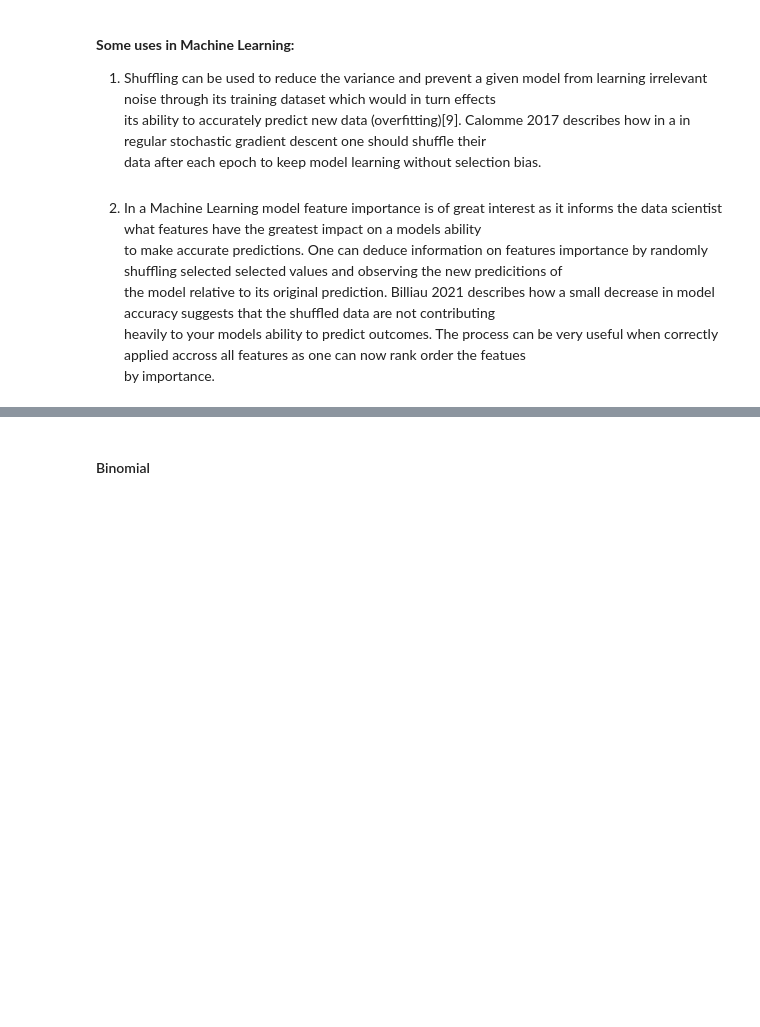
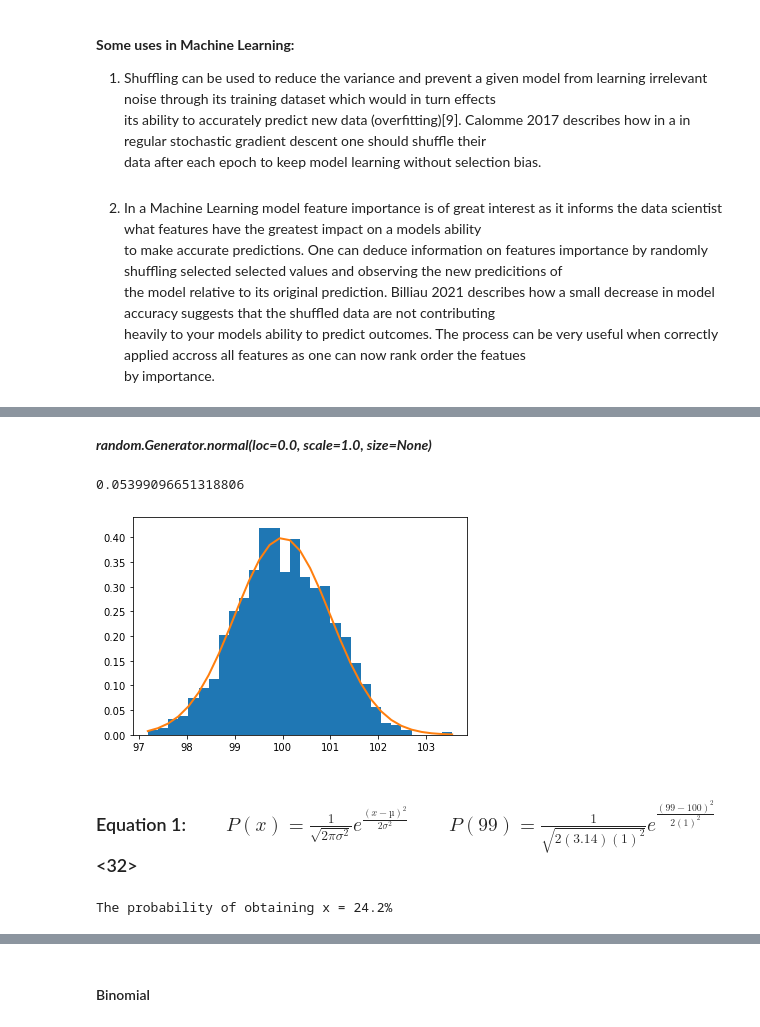
Before and after one commit to CiaranMoran27/playing_with_jupyter, a Jupyter notebook: numpy-random.ipynb, the cells around one changed output, grey strips where cells are left out. Saved outputs shown, nothing was run; the diff lists cells and outputs as text; code cells hidden in the pictures; blank space fills up the shorter version.

```diff
--- a/numpy-random.ipynb
+++ b/numpy-random.ipynb
@@ -275,0 +300,32 @@ plot_hist_twice(s_small, s_large, 'n = 1000', 'n = 10000000')
+# %% [markdown]
+***random.Generator.normal(loc=0.0, scale=1.0, size=None)***
+# %%
+# plot histogram
+mean = 100
+std_dev = 1
+normal_array = np.random.normal(mean, std_dev, 1000)
+
+count, bins, ignored = plt.hist(normal_array, 30, density=True)
+f = 1/(std_dev * np.sqrt(2 * np.pi)) * np.exp(-(bins - mean)**2/(2 * std_dev**2))
+plt.plot(bins, f, linewidth = 2)
+
+
+# verify the probability of one value ox x occuring
+x = 98
+y = 1/(std_dev * np.sqrt(2 * np.pi)) * \
+    np.exp(-(x - mean)**2/(2 * std_dev**2))
+y
+# %% [output]
+0.05399096651318806
+[figure, added]
+# %% [markdown]
+<h3>Equation 1: &nbsp;   &nbsp;  &nbsp;   &nbsp;  $P(x)=\frac{1}{\sqrt{2πσ^2}}{e^\frac{(x-µ)^2}{2σ^2}}$ &nbsp;   &nbsp;  &nbsp;   &nbsp;  $ P(99)=\frac{1}{\sqrt{2(3.14)(1)^2}}{e^\frac{(99-100)^2}{2(1)^2}}$<32>
+# %%
+# feed x value into formula as per equation presented above
+x = 99
+y = 1/(std_dev * np.sqrt(2 * np.pi)) * \
+    np.exp(-(x - mean)**2/(2 * std_dev**2))
+
+print('The probability of obtaining x = ' + str(round(y, 4)*100) + '%')
+# %% [output]
+The probability of obtaining x = 24.2%
```
Also changed, not shown: parts of 16 cells of this notebook.
